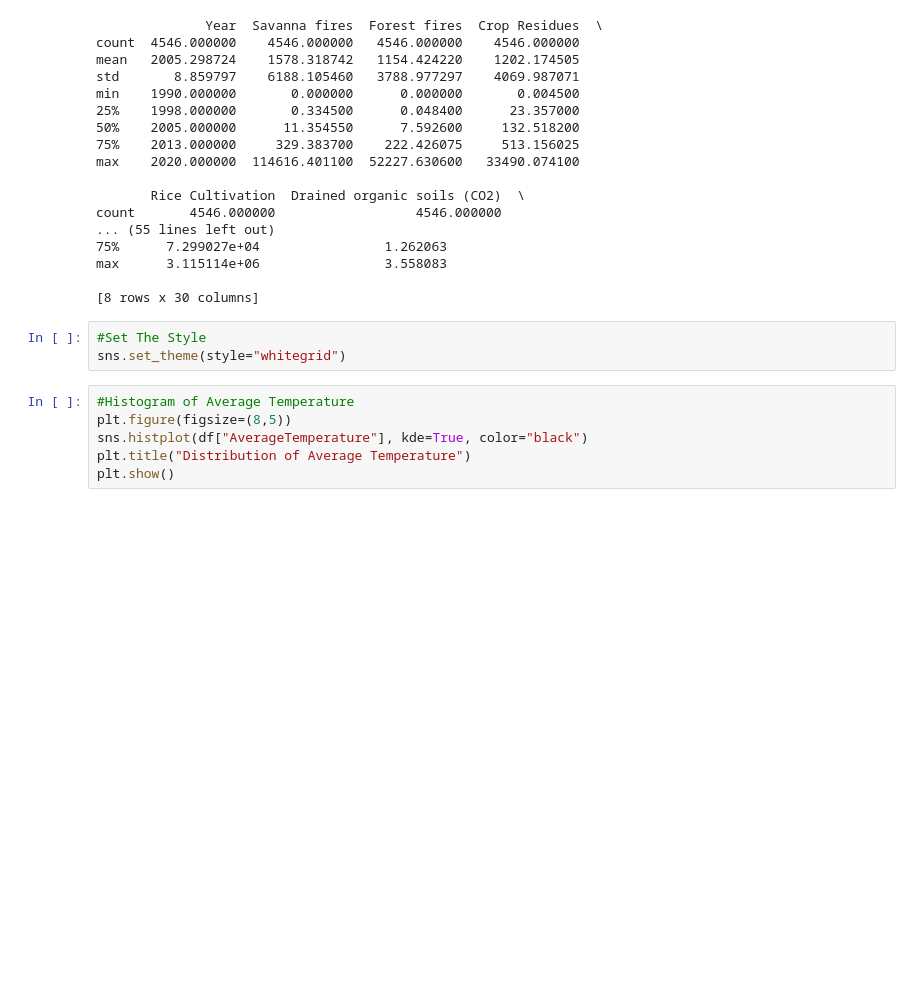
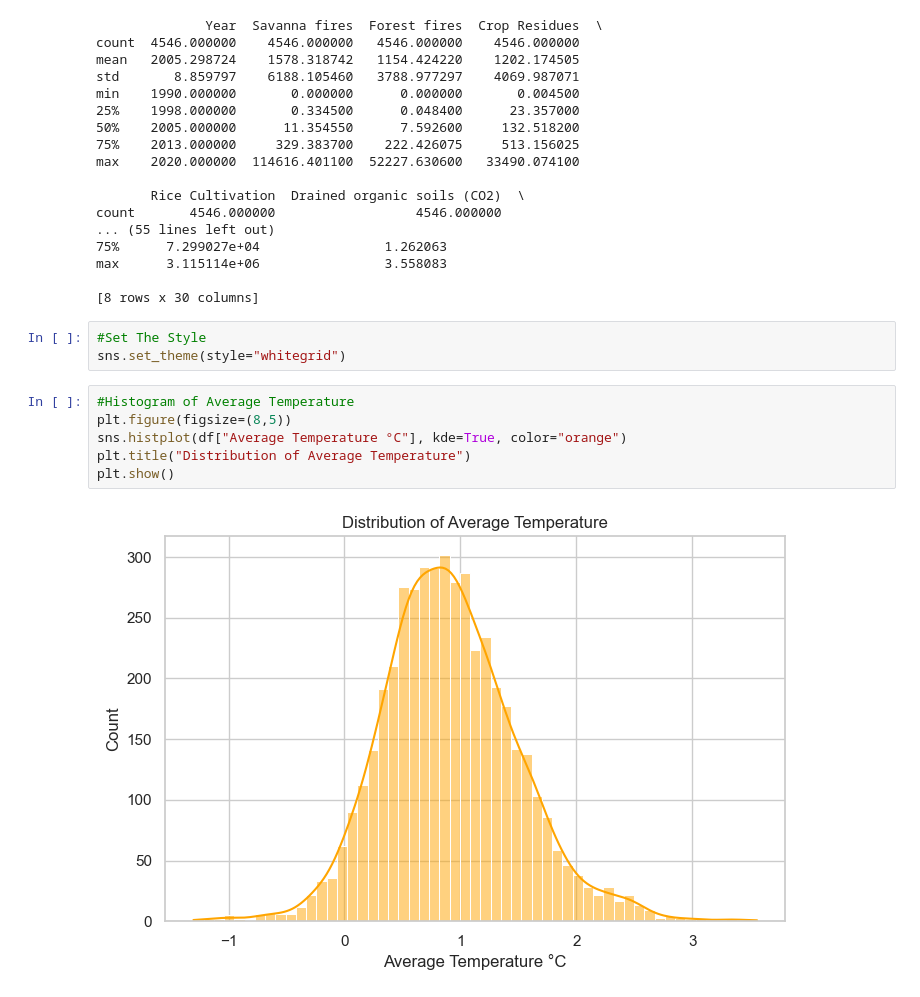
Before and after one commit to ThabangMmakola/2401PTDS_Regression_Project, a Jupyter notebook: Regression Project Thabang.ipynb, the cells around one changed output. Saved outputs shown, nothing was run; the diff lists cells and outputs as text; blank space fills up the shorter version.

Commit message:
Add files via upload
Checked for extreme temperatures

```diff
--- a/Regression Project Thabang.ipynb
+++ b/Regression Project Thabang.ipynb
@@ -168,6 +170,8 @@ sns.set_theme(style="whitegrid")
 # %%
 #Histogram of Average Temperature
 plt.figure(figsize=(8,5))
-sns.histplot(df["AverageTemperature"], kde=True, color="black")
+sns.histplot(df["Average Temperature °C"], kde=True, color="orange")
 plt.title("Distribution of Average Temperature")
 plt.show()
+# %% [output]
+[figure, added]
```
Also changed, not shown: parts of 7 cells of this notebook.
